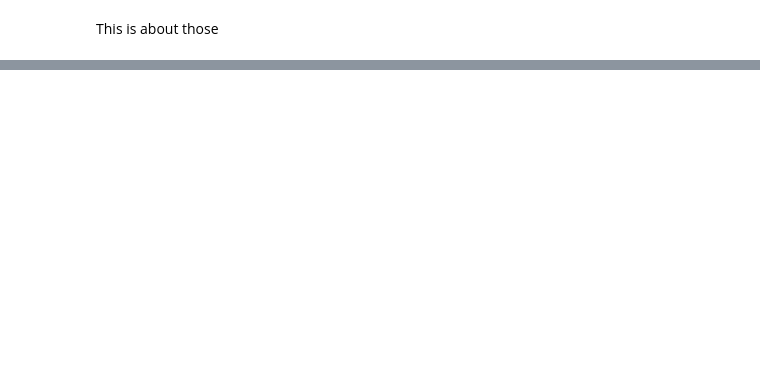
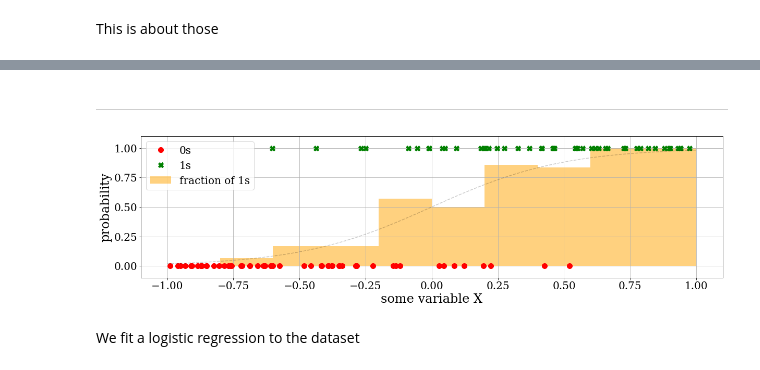
Before and after one commit to faab5/errortools, a Jupyter notebook: notebooks/PyData presentation 11-05-2019.ipynb, the cells around one changed output, grey strips where cells are left out. Cells and saved outputs as stored; diff of their text form; code cells hidden in the pictures; blank space fills up the shorter version.

```diff
--- a/notebooks/PyData presentation 11-05-2019.ipynb
+++ b/notebooks/PyData presentation 11-05-2019.ipynb
@@ -34,0 +51,3 @@ This is about those
+# %%
+slope = 4
+bias  = 0
@@ -34,0 +67,28 @@ This is about those
+# %%
+n_traindata = 100
+X = np.random.uniform(low=-1, high=1, size=n_traindata)
+p = scipy.stats.logistic.cdf(X * slope + bias)
+y = (p > np.random.uniform(size=n_traindata)).astype(int)
+# %% [markdown]
+------
+# %%
+H, e = np.histogram(X, bins=10, range=(-1,1))
+h, e = np.histogram(X[y==1], bins=10, range=(-1,1))
+r = h/(H+1e-12)
+
+fig, ax = plt.subplots(1, 1, figsize=(20, 5))
+x = np.linspace(-1, 1, 101)
+p = scipy.stats.logistic.cdf(slope * x + bias)
+ax.plot(X[y==0], y[y==0], 'o', color='red', markersize=10, label="0s")
+ax.plot(X[y==1], y[y==1], 'X', color='green', markersize=10, label="1s")
+ax.plot(x, p, '--', color='black', alpha=0.2)
+ax.bar((e[:-1]+e[1:])/2., r, e[1]-e[0], color="orange", alpha=0.5, label="fraction of 1s")
+ax.set_xlabel("some variable X")
+ax.set_ylabel("probability")
+ax.grid()
+ax.legend()
+ax.set_ylim((-0.1,1.1));
+# %% [output]
+[figure, added]
+# %% [markdown]
+We fit a logistic regression to the dataset
```
Also changed, not shown: parts of 44 cells of this notebook.
